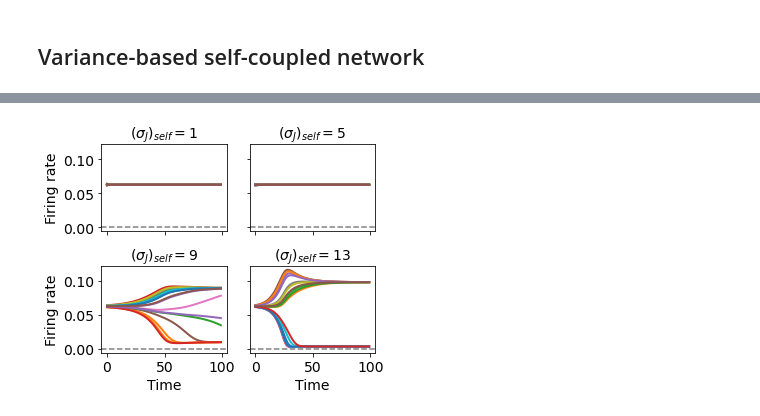
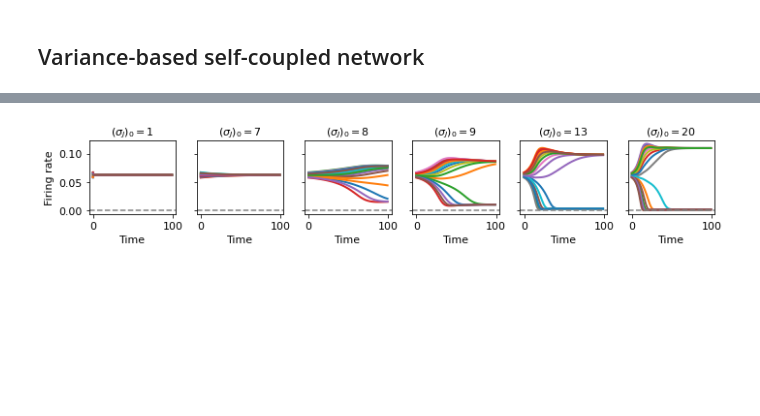
Before and after one commit to rkp8000/balanced-wta, a Jupyter notebook: 3A_multi_mft_mean_vs_fluc.ipynb, the cells around one changed output, grey strips where cells are left out. Saved outputs shown, nothing was run; the diff lists cells and outputs as text; code cells hidden in the pictures; blank space fills up the shorter version.

```diff
--- a/3A_multi_mft_mean_vs_fluc.ipynb
+++ b/3A_multi_mft_mean_vs_fluc.ipynb
@@ -25,8 +10,8 @@ from disp import set_plot
 # %%
 # numeric params for computing MF quantities
 DX = .01
-X_MIN = -200
-X_MAX = 200
+X_MIN = -50
+X_MAX = 150
 
 X = np.linspace(X_MIN, X_MAX, int((X_MAX-X_MIN)/DX)+1)
 
@@ -78,7 +63,7 @@ def alph(th, u, v, D, mu_j, sgm_j, N=np.inf):
 D = 16
 mself = np.eye(D, dtype=bool)
 
-MU_J_SELFS = [0, 1.5, 3, 4.5]
+MU_J_SELFS = [0, 2.07, 2.08, 2.09, 2.1, 4]
 MU_J_CROSS = 0
 SGM_J_SELF = 1
 SGM_J_CROSS = 1
@@ -97,7 +82,7 @@ for MU_J_SELF in MU_J_SELFS:
     SGM_J[mself] = SGM_J_SELF
     SGM_J[~mself] = SGM_J_CROSS
 
-    th_0 = 1 + .05*np.random.rand(D)
+    th_0 = 1 + .01*(np.arange(D) - D/2)[np.random.permutation(D)]
     th_0 /= th_0.sum()
 
     t_max = 100
@@ -115,13 +100,11 @@ for MU_J_SELF in MU_J_SELFS:
 # %%
-fig, axs = plt.subplots(2, 2, figsize=(5, 4), tight_layout=True, sharex=True, sharey=True)
+fig, axs = plt.subplots(1, len(MU_J_SELFS), figsize=(10, 2), tight_layout=True, sharex=True, sharey=True)
 axs = axs.flatten()
 for ax, ths, MU_J_SELF in zip(axs, ths_all, MU_J_SELFS):
     ax.plot(ths, lw=2)
-    if ax in (axs[0], axs[2]):
+    if ax is axs[0]:
         ax.set_ylabel('Firing rate')
-    if ax in (axs[2], axs[3]):
-        ax.set_xlabel('Time')
-    set_plot(ax, title=r'$(\mu_J)_{self} = $' + f'{MU_J_SELF}', font_size=14)
+    set_plot(ax, x_label='Time', title=r'$(\mu_J)_0 = $' + f'{MU_J_SELF}', font_size=11)
 
 fig.savefig('figs/main/3_multi_mean_mft.svg')
 # %% [output]
@@ -134,7 +117,7 @@ mself = np.eye(D, dtype=bool)
 
 MU_J_SELF = 0
 MU_J_CROSS = 0
-SGM_J_SELFS = [1, 5, 9, 13]
+SGM_J_SELFS = [1, 7, 8, 9, 13, 20]
 SGM_J_CROSS = 1
 
 ths_all = []
@@ -151,7 +134,7 @@ for SGM_J_SELF in SGM_J_SELFS:
     SGM_J[mself] = SGM_J_SELF
     SGM_J[~mself] = SGM_J_CROSS
 
-    th_0 = 1 + .05*np.random.rand(D)
+    th_0 = 1 + .01*(np.arange(D)-D/2)[np.random.permutation(D)]
     th_0 /= th_0.sum()
 
     t_max = 100
@@ -169,15 +152,14 @@ for SGM_J_SELF in SGM_J_SELFS:
 # %%
-fig, axs = plt.subplots(2, 2, figsize=(5, 4), tight_layout=True, sharex=True, sharey=True)
+fig, axs = plt.subplots(1, len(SGM_J_SELFS), figsize=(10, 2), tight_layout=True, sharex=True, sharey=True)
 axs = axs.flatten()
 for ax, ths, SGM_J_SELF in zip(axs, ths_all, SGM_J_SELFS):
     ax.plot(ths, lw=2)
-    if ax in (axs[0], axs[2]):
+    if ax is axs[0]:
         ax.set_ylabel('Firing rate')
-    if ax in (axs[2], axs[3]):
-        ax.set_xlabel('Time')
+    ax.set_xlabel('Time')
     ax.axhline(0, color='gray', ls='--')
-    set_plot(ax, title=r'$(\sigma_J)_{self} = $' + f'{SGM_J_SELF}', font_size=14)
+    set_plot(ax, title=r'$(\sigma_J)_0 = $' + f'{SGM_J_SELF}', font_size=11)
 
 fig.savefig('figs/main/3_multi_fluc_mft.svg')
 # %% [output]
-[figure, old version]
+[figure, new version]
```
Also changed, not shown: parts of 4 cells of this notebook, 51 other files.
